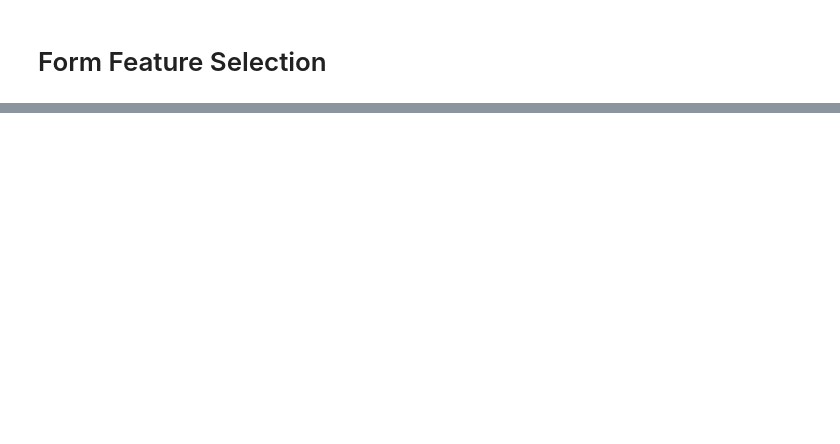
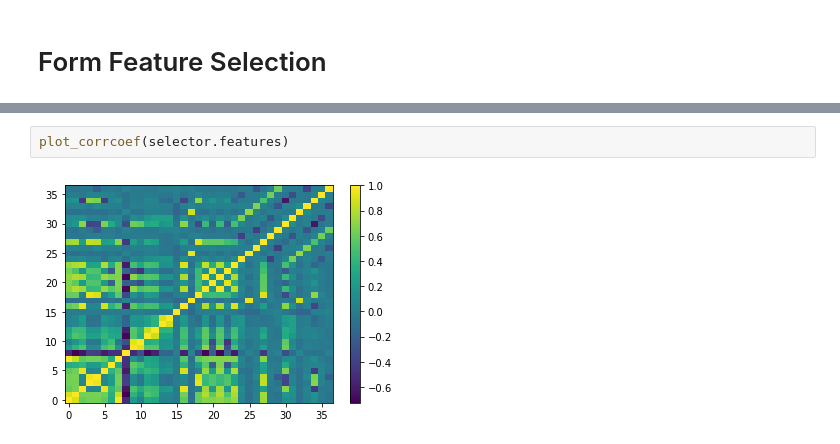
Before and after one commit to rusty1s/embedded_gcnn, a Jupyter notebook: notebooks/form_feature_selection.ipynb, the cells around one changed output, grey strips where cells are left out. Saved outputs shown, nothing was run; the diff lists cells and outputs as text; blank space fills up the shorter version.

```diff
--- a/notebooks/form_feature_selection.ipynb
+++ b/notebooks/form_feature_selection.ipynb
@@ -229,0 +70,4 @@ np.testing.assert_equal(features, computed_features[...,0:13])
+# %%
+plot_corrcoef(selector.features)
+# %% [output]
+[figure, added]
```
Also changed, not shown: parts of 55 cells of this notebook, 6 other files.
